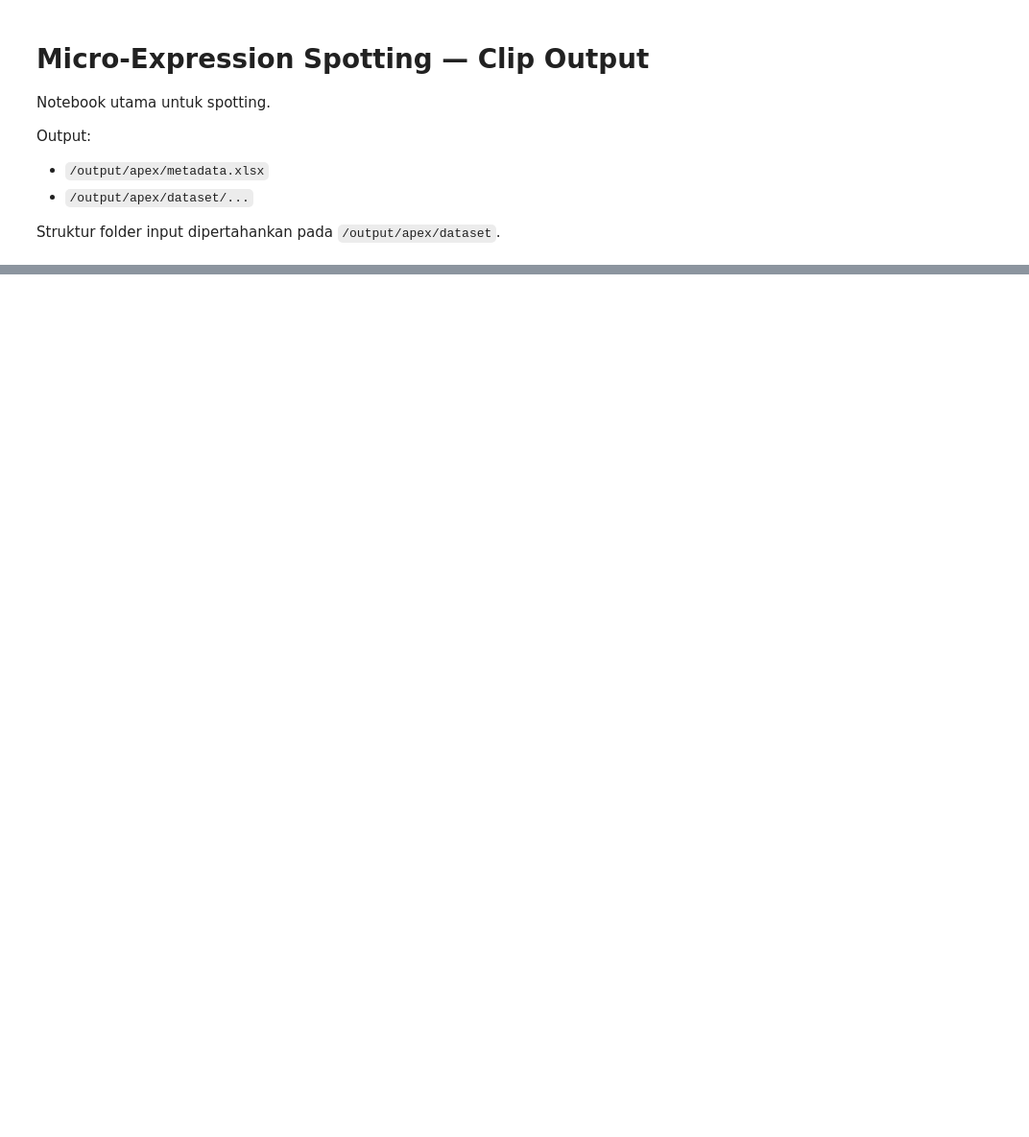
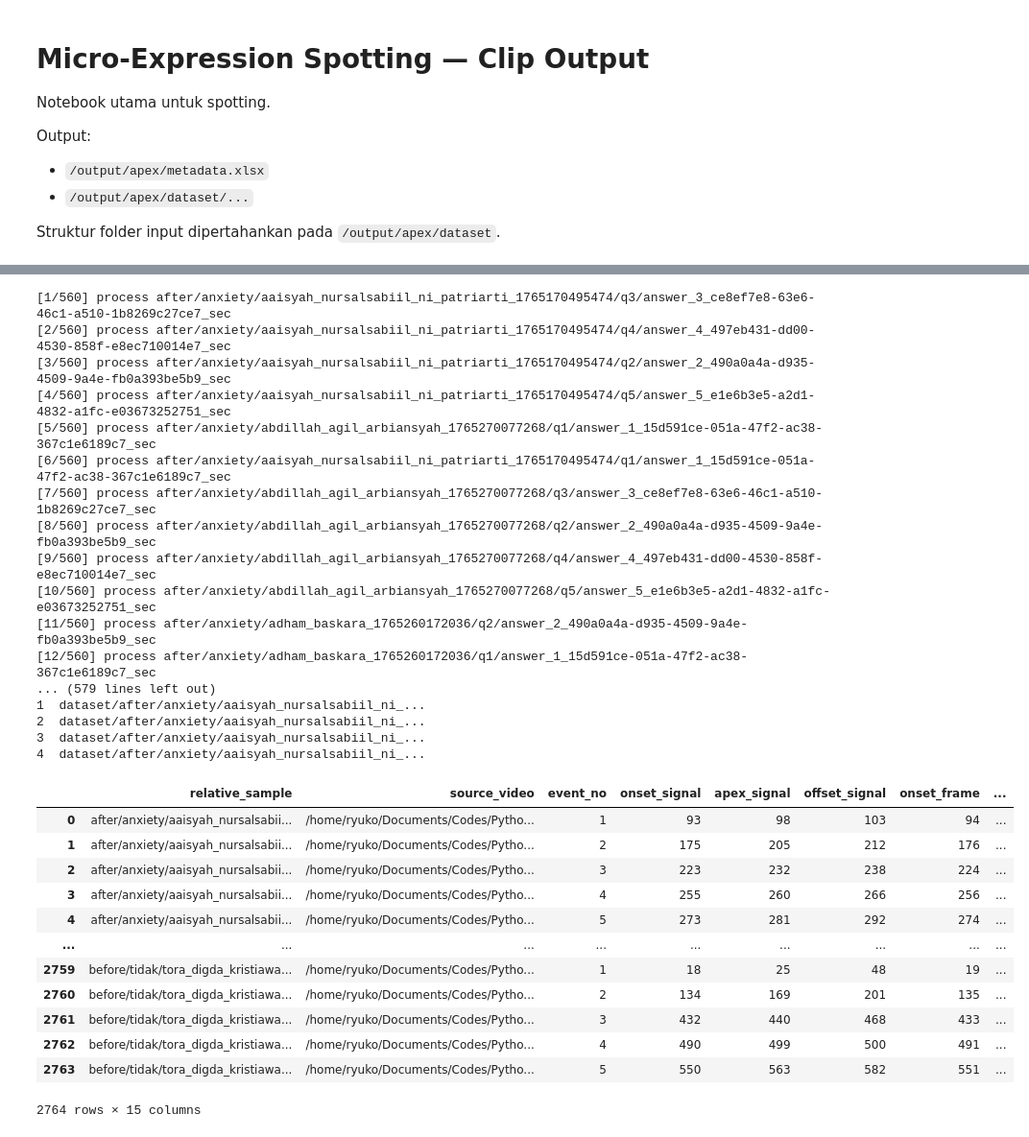
Before and after one commit to SyahrulBhudiF/Skripsi, a Jupyter notebook: preprocess-anxiety/process_all_datasets.ipynb, the cells around one changed output, grey strips where cells are left out. Shown at 96% size. Drawn from its saved outputs; the diff is of its cells as text; code cells hidden in the pictures; blank space fills up the shorter version.

```diff
--- a/preprocess-anxiety/process_all_datasets.ipynb
+++ b/preprocess-anxiety/process_all_datasets.ipynb
@@ -32,13 +34,16 @@ from features_extraction.vektor import Vektor
 from spotting import SpottingConfig
 # %%
 config = SpottingConfig(
-    dataset_root=PROJECT_ROOT / 'dataset',
+    dataset_root=PROJECT_ROOT / 'dataset' / 'anxiety_raw',
     output_root=PROJECT_ROOT / 'output' / 'apex',
     predictor_path=Path('./models/shape_predictor_68_face_landmarks.dat'),
-    video_extensions={'.avi', '.mp4', '.mov', '.mkv', '.mpeg'},
+    video_extensions={'.avi'},
     overwrite=False,
 )
+
+max_workers = min(4, os.cpu_count() or 1)
 
 print(f'DATASET_ROOT = {config.dataset_root}')
 print(f'OUTPUT_DATASET_ROOT = {config.output_dataset_root}')
 print(f'METADATA_PATH = {config.metadata_path}')
+print(f'MAX_WORKERS = {max_workers}')
@@ -298,0 +345,65 @@ metadata_df
+# %%
+metadata_rows = []
+total_samples = len(samples)
+predictor_path = str(config.predictor_path)
+
+with ProcessPoolExecutor(
+    max_workers=max_workers,
+    initializer=init_worker,
+    initargs=(predictor_path,),
+) as executor:
+    futures = {executor.submit(process_sample, sample): sample for sample in samples}
+    completed = 0
+    for future in as_completed(futures):
+        sample = futures[future]
+        relative_key = sample.relative_video_key
+        completed += 1
+        try:
+            result = future.result()
+        except Exception as e:
+            print(f'[{completed}/{total_samples}] fail {relative_key}: {e}')
+            continue
+
+        if result['status'] == 'skip':
+            print(f"[{completed}/{total_samples}] skip {result['relative_key']}: {result['reason']}")
+            continue
+
+        print(f"[{completed}/{total_samples}] process {result['relative_key']}")
+        metadata_rows.extend(result['rows'])
+
+metadata_df = pd.DataFrame(metadata_rows)
+metadata_df.to_excel(config.metadata_path, index=False)
+print(f'Saved metadata: {config.metadata_path}')
+print(metadata_df.head())
+metadata_df
+# %% [output]
+[1/560] process after/anxiety/aaisyah_nursalsabiil_ni_patriarti_1765170495474/q3/answer_3_ce8ef7e8-63e6-46c1-a510-1b8269c27ce7_sec
+[2/560] process after/anxiety/aaisyah_nursalsabiil_ni_patriarti_1765170495474/q4/answer_4_497eb431-dd00-4530-858f-e8ec710014e7_sec
+[3/560] process after/anxiety/aaisyah_nursalsabiil_ni_patriarti_1765170495474/q2/answer_2_490a0a4a-d935-4509-9a4e-fb0a393be5b9_sec
+[4/560] process after/anxiety/aaisyah_nursalsabiil_ni_patriarti_1765170495474/q5/answer_5_e1e6b3e5-a2d1-4832-a1fc-e03673252751_sec
+[5/560] process after/anxiety/abdillah_agil_arbiansyah_1765270077268/q1/answer_1_15d591ce-051a-47f2-ac38-367c1e6189c7_sec
+[6/560] process after/anxiety/aaisyah_nursalsabiil_ni_patriarti_1765170495474/q1/answer_1_15d591ce-051a-47f2-ac38-367c1e6189c7_sec
+[7/560] process after/anxiety/abdillah_agil_arbiansyah_1765270077268/q3/answer_3_ce8ef7e8-63e6-46c1-a510-1b8269c27ce7_sec
+[8/560] process after/anxiety/abdillah_agil_arbiansyah_1765270077268/q2/answer_2_490a0a4a-d935-4509-9a4e-fb0a393be5b9_sec
+[9/560] process after/anxiety/abdillah_agil_arbiansyah_1765270077268/q4/answer_4_497eb431-dd00-4530-858f-e8ec710014e7_sec
+[10/560] process after/anxiety/abdillah_agil_arbiansyah_1765270077268/q5/answer_5_e1e6b3e5-a2d1-4832-a1fc-e03673252751_sec
+[11/560] process after/anxiety/adham_baskara_1765260172036/q2/answer_2_490a0a4a-d935-4509-9a4e-fb0a393be5b9_sec
+[12/560] process after/anxiety/adham_baskara_1765260172036/q1/answer_1_15d591ce-051a-47f2-ac38-367c1e6189c7_sec
+... (579 lines left out)
+1  dataset/after/anxiety/aaisyah_nursalsabiil_ni_...
+2  dataset/after/anxiety/aaisyah_nursalsabiil_ni_...
+3  dataset/after/anxiety/aaisyah_nursalsabiil_ni_...
+4  dataset/after/anxiety/aaisyah_nursalsabiil_ni_...
+|  | relative_sample | source_video | event_no | onset_signal | apex_signal | offset_signal | onset_frame | ... |
+| 0 | after/anxiety/aaisyah_nursalsabii... | /home/ryuko/Documents/Codes/Pytho... | 1 | 93 | 98 | 103 | 94 | ... |
+| 1 | after/anxiety/aaisyah_nursalsabii... | /home/ryuko/Documents/Codes/Pytho... | 2 | 175 | 205 | 212 | 176 | ... |
+| 2 | after/anxiety/aaisyah_nursalsabii... | /home/ryuko/Documents/Codes/Pytho... | 3 | 223 | 232 | 238 | 224 | ... |
+| 3 | after/anxiety/aaisyah_nursalsabii... | /home/ryuko/Documents/Codes/Pytho... | 4 | 255 | 260 | 266 | 256 | ... |
+| 4 | after/anxiety/aaisyah_nursalsabii... | /home/ryuko/Documents/Codes/Pytho... | 5 | 273 | 281 | 292 | 274 | ... |
+| ... | ... | ... | ... | ... | ... | ... | ... | ... |
+| 2759 | before/tidak/tora_digda_kristiawa... | /home/ryuko/Documents/Codes/Pytho... | 1 | 18 | 25 | 48 | 19 | ... |
+| 2760 | before/tidak/tora_digda_kristiawa... | /home/ryuko/Documents/Codes/Pytho... | 2 | 134 | 169 | 201 | 135 | ... |
+| 2761 | before/tidak/tora_digda_kristiawa... | /home/ryuko/Documents/Codes/Pytho... | 3 | 432 | 440 | 468 | 433 | ... |
+| 2762 | before/tidak/tora_digda_kristiawa... | /home/ryuko/Documents/Codes/Pytho... | 4 | 490 | 499 | 500 | 491 | ... |
+| 2763 | before/tidak/tora_digda_kristiawa... | /home/ryuko/Documents/Codes/Pytho... | 5 | 550 | 563 | 582 | 551 | ... |
+2764 rows × 15 columns
```
Also changed, not shown: parts of 5 cells of this notebook, 47 other files.
